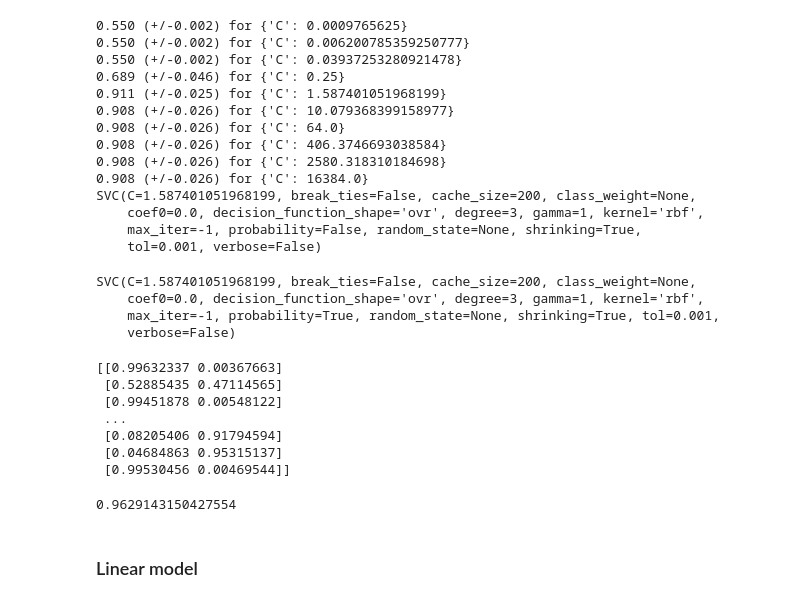
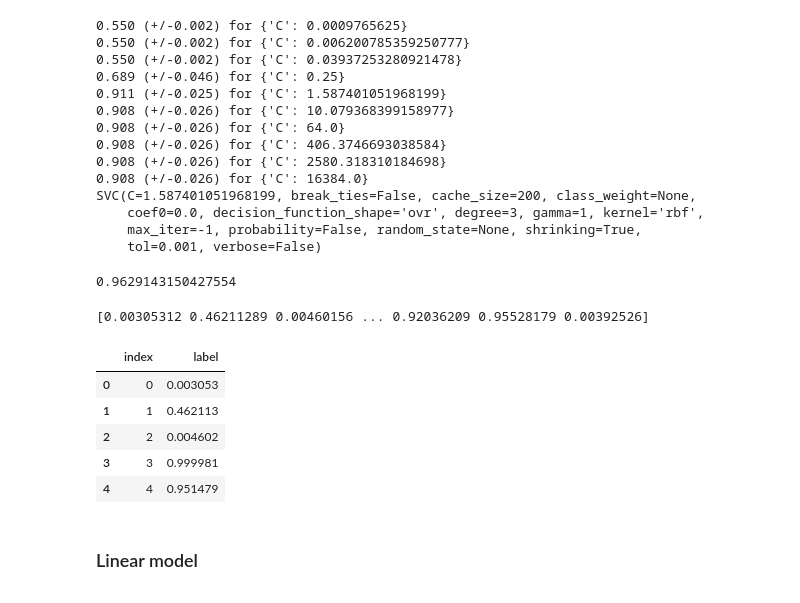
Before and after one commit to JanaDeCoster/Machine_Learning_course_UGent_D012554_kaggle, a Jupyter notebook: Kaggle_eye_blinking_prediciton.ipynb, the cells around one changed output. Saved outputs shown, nothing was run; the diff lists cells and outputs as text; code cells hidden in the pictures.

```diff
--- a/Kaggle_eye_blinking_prediciton.ipynb
+++ b/Kaggle_eye_blinking_prediciton.ipynb
@@ -234,28 +234,27 @@ SVC(C=1.587401051968199, break_ties=False, cache_size=200, class_weight=None,
 # %%
 model = SVC(kernel='rbf',C=1.587401051968199,gamma=1, probability=True)
 model.fit(X,y)
+score_auc = cross_val_score(model, X, y, scoring = 'roc_auc', cv = 10).mean()
+print(score_auc)
 # %% [output]
-SVC(C=1.587401051968199, break_ties=False, cache_size=200, class_weight=None,
-    coef0=0.0, decision_function_shape='ovr', degree=3, gamma=1, kernel='rbf',
-    max_iter=-1, probability=True, random_state=None, shrinking=True, tol=0.001,
-    verbose=False)
+0.9629143150427554
 # %%
-predictions = model.predict_proba(X_test)
+predictions = model.predict_proba(X_test)[:,1]
 print(predictions)
 # %% [output]
-[[0.99632337 0.00367663]
- [0.52885435 0.47114565]
- [0.99451878 0.00548122]
- ...
- [0.08205406 0.91794594]
- [0.04684863 0.95315137]
- [0.99530456 0.00469544]]
+[0.00305312 0.46211289 0.00460156 ... 0.92036209 0.95528179 0.00392526]
-# %%
-score_auc = cross_val_score(model, X, y, scoring = 'roc_auc', cv = 10).mean()
-
-print(score_auc)
-# %% [output]
-0.9629143150427554
+# %%
+sample_submission = pd.DataFrame(columns = ['index', 'label'])
+sample_submission['index'] = y_test
+sample_submission['label'] = predictions
+sample_submission.head()
+# %% [output]
+|  | index | label |
+| 0 | 0 | 0.003053 |
+| 1 | 1 | 0.462113 |
+| 2 | 2 | 0.004602 |
+| 3 | 3 | 0.999981 |
+| 4 | 4 | 0.951479 |
 # %% [markdown]
 ### Linear model
 # %% [markdown]
```
Also changed, not shown: parts of 2 cells of this notebook.
